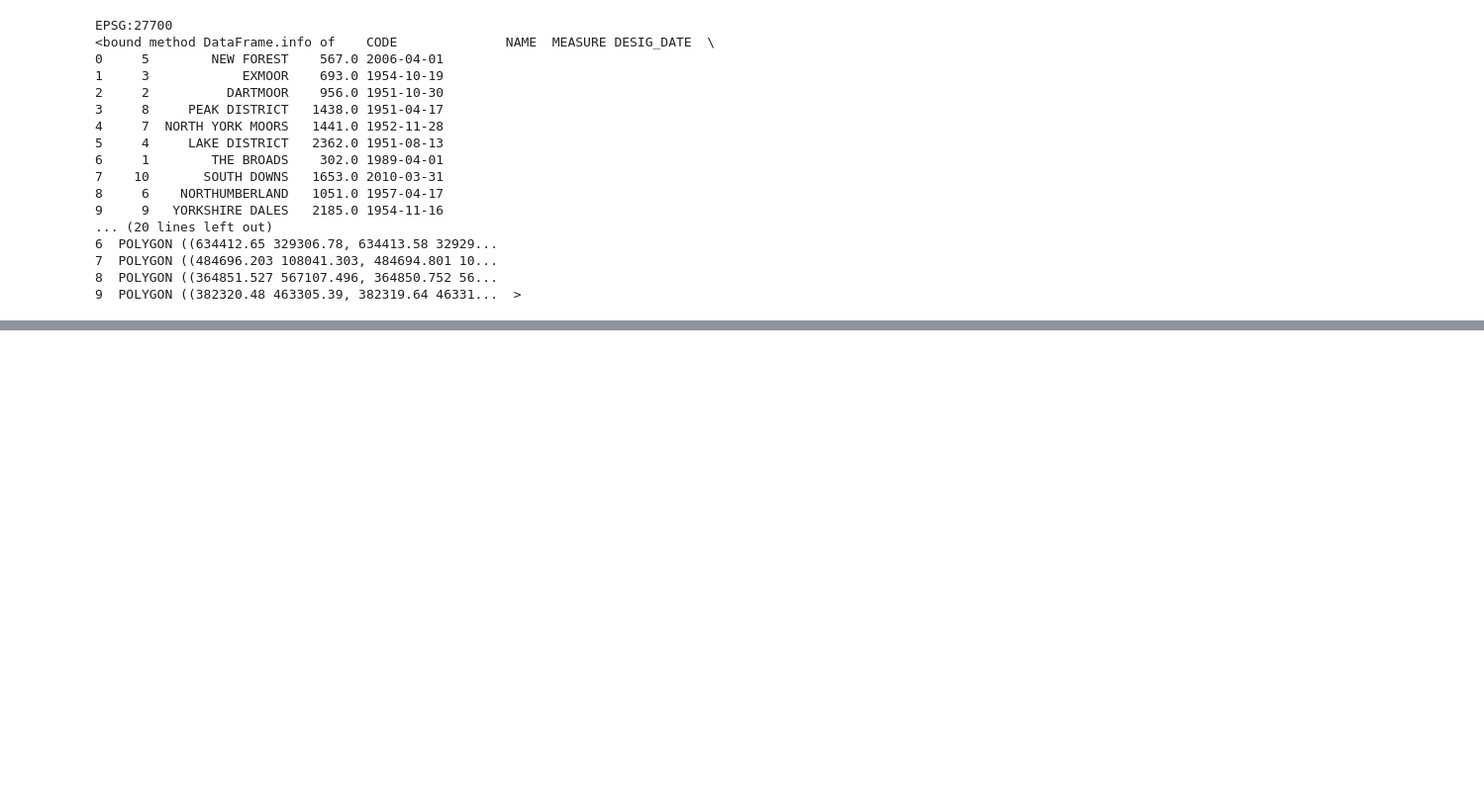
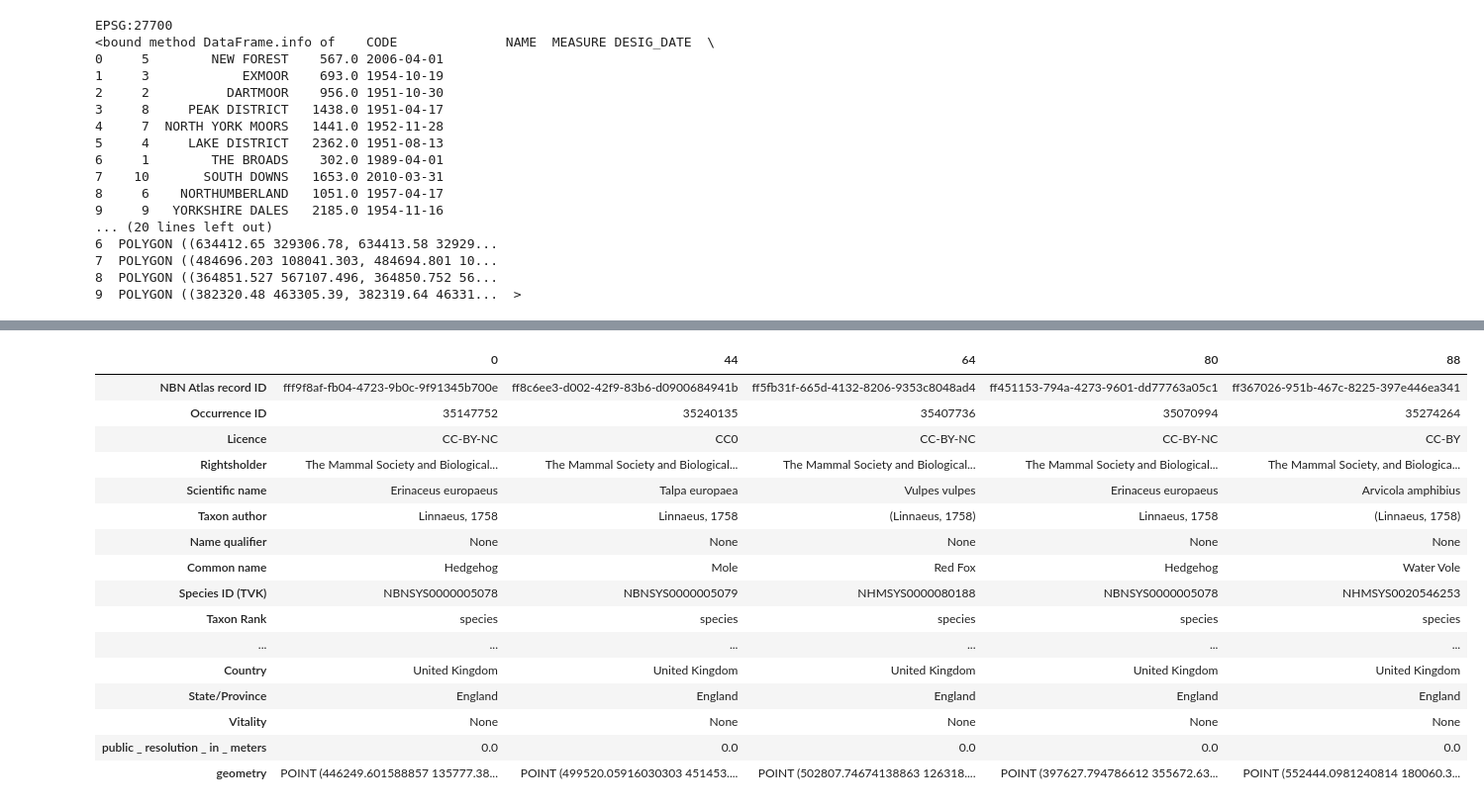
Before and after one commit to ClaudiaTurner/GEOG5990M_Project, a Jupyter notebook: Final_Project_Python_GEOG5990M.ipynb, the cells around one changed output, grey strips where cells are left out. Shown at 99% size. Cells and saved outputs as stored; diff of their text form; code cells hidden in the pictures; blank space fills up the shorter version.

```diff
--- a/Final_Project_Python_GEOG5990M.ipynb
+++ b/Final_Project_Python_GEOG5990M.ipynb
@@ -537,0 +652,20 @@ EPSG:27700
+# %%
+NBN_records.head().T
+# %% [output]
+|  | 0 | 44 | 64 | 80 | 88 |
+| NBN Atlas record ID | fff9f8af-fb04-4723-9b0c-9f91345b700e | ff8c6ee3-d002-42f9-83b6-d0900684941b | ff5fb31f-665d-4132-8206-9353c8048ad4 | ff451153-794a-4273-9601-dd77763a05c1 | ff367026-951b-467c-8225-397e446ea341 |
+| Occurrence ID | 35147752 | 35240135 | 35407736 | 35070994 | 35274264 |
+| Licence | CC-BY-NC | CC0 | CC-BY-NC | CC-BY-NC | CC-BY |
+| Rightsholder | The Mammal Society and Biological... | The Mammal Society and Biological... | The Mammal Society and Biological... | The Mammal Society and Biological... | The Mammal Society, and Biologica... |
+| Scientific name | Erinaceus europaeus | Talpa europaea | Vulpes vulpes | Erinaceus europaeus | Arvicola amphibius |
+| Taxon author | Linnaeus, 1758 | Linnaeus, 1758 | (Linnaeus, 1758) | Linnaeus, 1758 | (Linnaeus, 1758) |
+| Name qualifier | None | None | None | None | None |
+| Common name | Hedgehog | Mole | Red Fox | Hedgehog | Water Vole |
+| Species ID (TVK) | NBNSYS0000005078 | NBNSYS0000005079 | NHMSYS0000080188 | NBNSYS0000005078 | NHMSYS0020546253 |
+| Taxon Rank | species | species | species | species | species |
+| ... | ... | ... | ... | ... | ... |
+| Country | United Kingdom | United Kingdom | United Kingdom | United Kingdom | United Kingdom |
+| State/Province | England | England | England | England | England |
+| Vitality | None | None | None | None | None |
+| public _ resolution _ in _ meters | 0.0 | 0.0 | 0.0 | 0.0 | 0.0 |
+| geometry | POINT (446249.601588857 135777.38... | POINT (499520.05916030303 451453.... | POINT (502807.74674138863 126318.... | POINT (397627.794786612 355672.63... | POINT (552444.0981240814 180060.3... |
```
Also changed, not shown: parts of 11 cells of this notebook.
